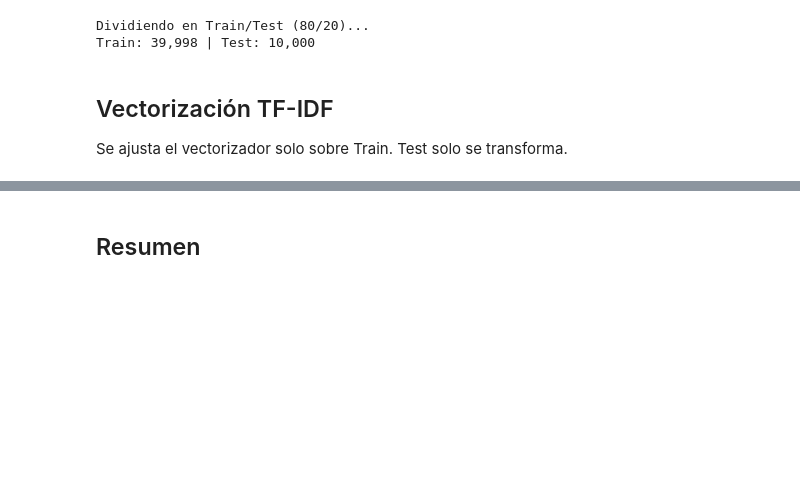
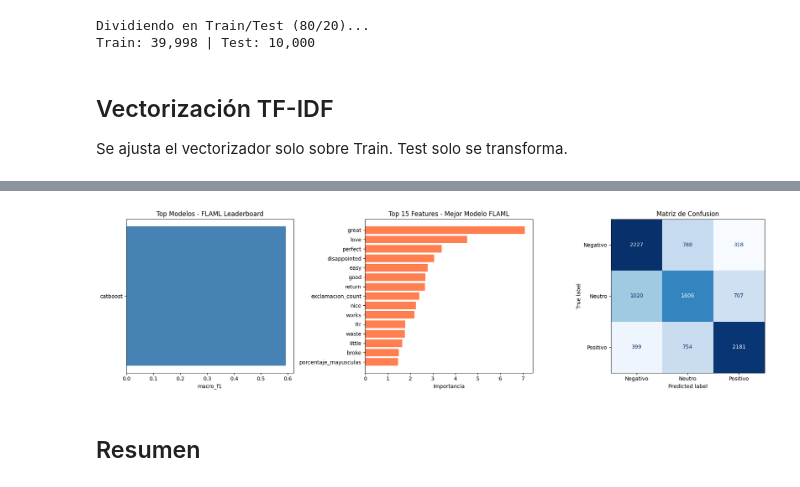
Before and after one commit to JesusRodrigoV/proyecto-integrador-ml-amazon-reviews, a Jupyter notebook: notebooks/f2b_automl_lazypredict.ipynb, the cells around one changed output, grey strips where cells are left out. Cells and saved outputs as stored; diff of their text form; code cells hidden in the pictures; blank space fills up the shorter version.

```diff
--- a/notebooks/f2b_automl_lazypredict.ipynb
+++ b/notebooks/f2b_automl_lazypredict.ipynb
@@ -423,18 +222,0 @@ Modelo LightGBM guardado en /content/drive/MyDrive/ML/proyecto_integrador/models
-# %%
-feature_names = list(vectorizer.get_feature_names_out()) + FEATURE_COLS
-importances = modelo_explicativo.feature_importances_
-
-df_importances = pd.DataFrame({
-    'Caracteristica': feature_names,
-    'Importancia': importances
-}).sort_values(by='Importancia', ascending=False).head(20)
-
-fig, ax = plt.subplots(figsize=(10, 6))
-ax.barh(range(len(df_importances)), df_importances['Importancia'].values, color='coral')
-ax.set_yticks(range(len(df_importances)))
-ax.set_yticklabels(df_importances['Caracteristica'].values)
-ax.set_xlabel('Importancia')
-ax.set_title('Top 20 Features - LightGBM')
-ax.invert_yaxis()
-plt.tight_layout()
-plt.show()
@@ -442,0 +297,66 @@ plt.show()
+# %%
+# Leaderboard
+# The 'AutoML' object does not have a 'leaderboard' method.
+# We will create a simplified leaderboard with the best model found.
+# For a comprehensive leaderboard, set 'log_file_name' in automl_settings and parse the log file.
+lb = pd.DataFrame({
+    'estimator': [best_model_name],
+    'macro_f1': [best_f1],
+    'time_to_fit': [flaml_time] # Total time, as a proxy for the best model's training time in a simplified view
+})
+lb_path = REPORTS_DIR / 'flaml_leaderboard.csv'
+lb.to_csv(lb_path, index=False)
+print('Leaderboard guardado en', lb_path)
+
+fig, axes = plt.subplots(1, 3, figsize=(18, 5))
+
+# 1. Leaderboard bar chart
+top_lb = lb.head(8).copy()
+if not top_lb.empty:
+    metric_col = 'macro_f1'
+    if metric_col not in top_lb.columns:
+        numeric_cols = [c for c in top_lb.columns
+                       if pd.api.types.is_numeric_dtype(top_lb[c])
+                       and c not in ('best_loss',)]
+        metric_col = numeric_cols[0] if numeric_cols else top_lb.columns[-1]
+
+    top_lb = top_lb.sort_values(metric_col)
+    axes[0].barh(range(len(top_lb)), top_lb[metric_col].values, color='steelblue')
+    axes[0].set_yticks(range(len(top_lb)))
+    axes[0].set_yticklabels(top_lb['estimator'].values)
+    axes[0].set_xlabel(f'{metric_col}')
+    axes[0].set_title('Top Modelos - FLAML Leaderboard')
+    axes[0].invert_yaxis()
+
+# 2. Feature importance
+model = automl.model.estimator
+if hasattr(model, 'feature_importances_'):
+    importances = model.feature_importances_
+elif hasattr(model, 'coef_'):
+    coef = model.coef_
+    importances = np.abs(coef).mean(axis=0) if coef.ndim > 1 else np.abs(coef)
+else:
+    importances = None
+
+if importances is not None:
+    feat_names = list(vectorizer.get_feature_names_out()) + FEATURE_COLS
+    feat_df = pd.DataFrame({'feature': feat_names, 'importance': importances})
+    top_feat = feat_df.sort_values('importance', ascending=False).head(15)
+    axes[1].barh(range(len(top_feat)), top_feat['importance'].values, color='coral')
+    axes[1].set_yticks(range(len(top_feat)))
+    axes[1].set_yticklabels(top_feat['feature'].values)
+    axes[1].set_xlabel('Importancia')
+    axes[1].set_title('Top 15 Features - Mejor Modelo FLAML')
+    axes[1].invert_yaxis()
+
+# 3. Confusion matrix
+from sklearn.metrics import ConfusionMatrixDisplay
+ConfusionMatrixDisplay.from_predictions(
+    y_test, y_pred,
+    display_labels=['Negativo', 'Neutro', 'Positivo'],
+    ax=axes[2], cmap='Blues', colorbar=False
+)
+axes[2].set_title('Matriz de Confusion')
+plt.tight_layout()
+plt.show()
+# %% [output]
@@ -443,2 +364,3 @@ plt.show()
+[figure, added]
 # %% [markdown]
 ## Resumen
```
Also changed, not shown: parts of 21 cells of this notebook.
